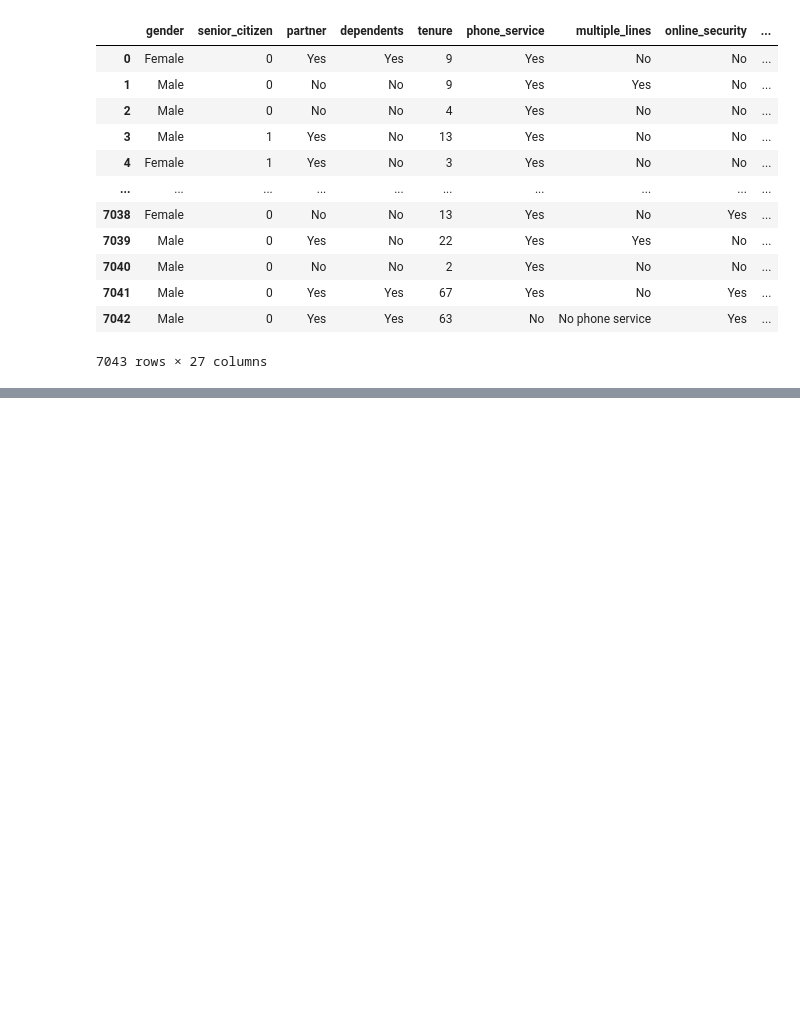
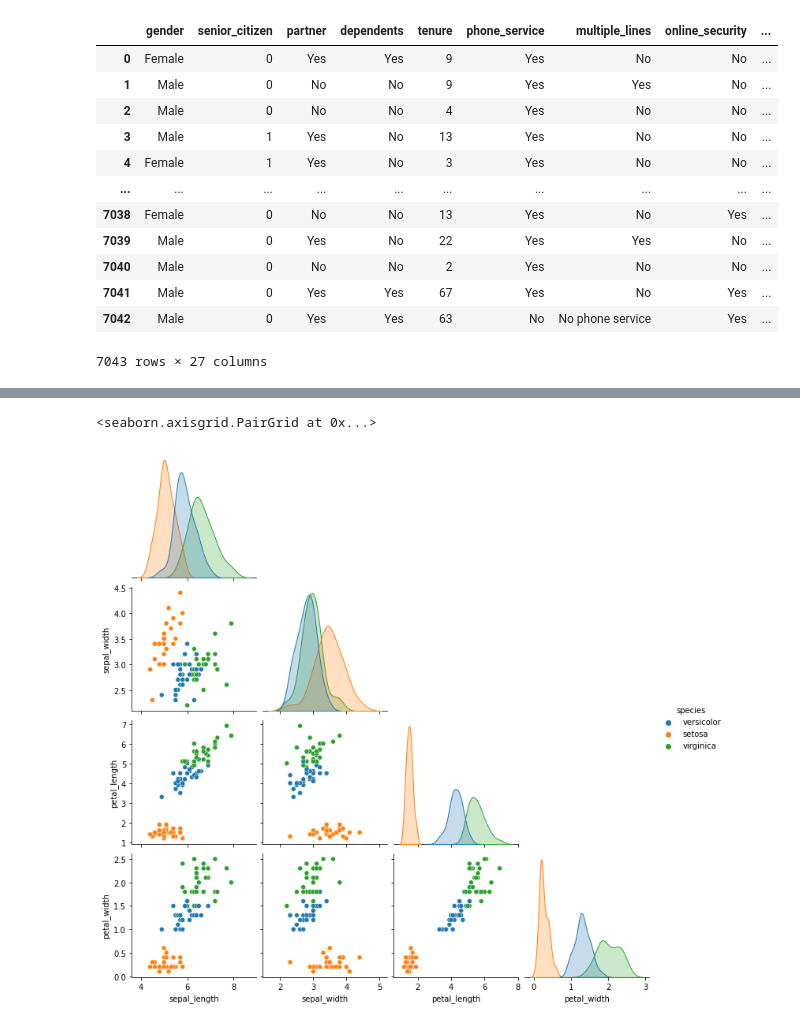
Before and after one commit to rachelrobbinsmayhill/classification-exercises, a Jupyter notebook: classification_exercises.ipynb, the cells around one changed output, grey strips where cells are left out. Cells and saved outputs as stored; diff of their text form; code cells hidden in the pictures; blank space fills up the shorter version.

```diff
--- a/classification_exercises.ipynb
+++ b/classification_exercises.ipynb
@@ -690,0 +1146,6 @@ Reading from csv file...
+# %%
+# Create pairplot, visualizing interaction between each measurement type an species
+sns.pairplot(train, vars = train.columns[0:4], hue ="species", corner = True)
+# %% [output]
+<seaborn.axisgrid.PairGrid at 0x...>
+[figure, added]
```
Also changed, not shown: parts of 107 cells of this notebook.
